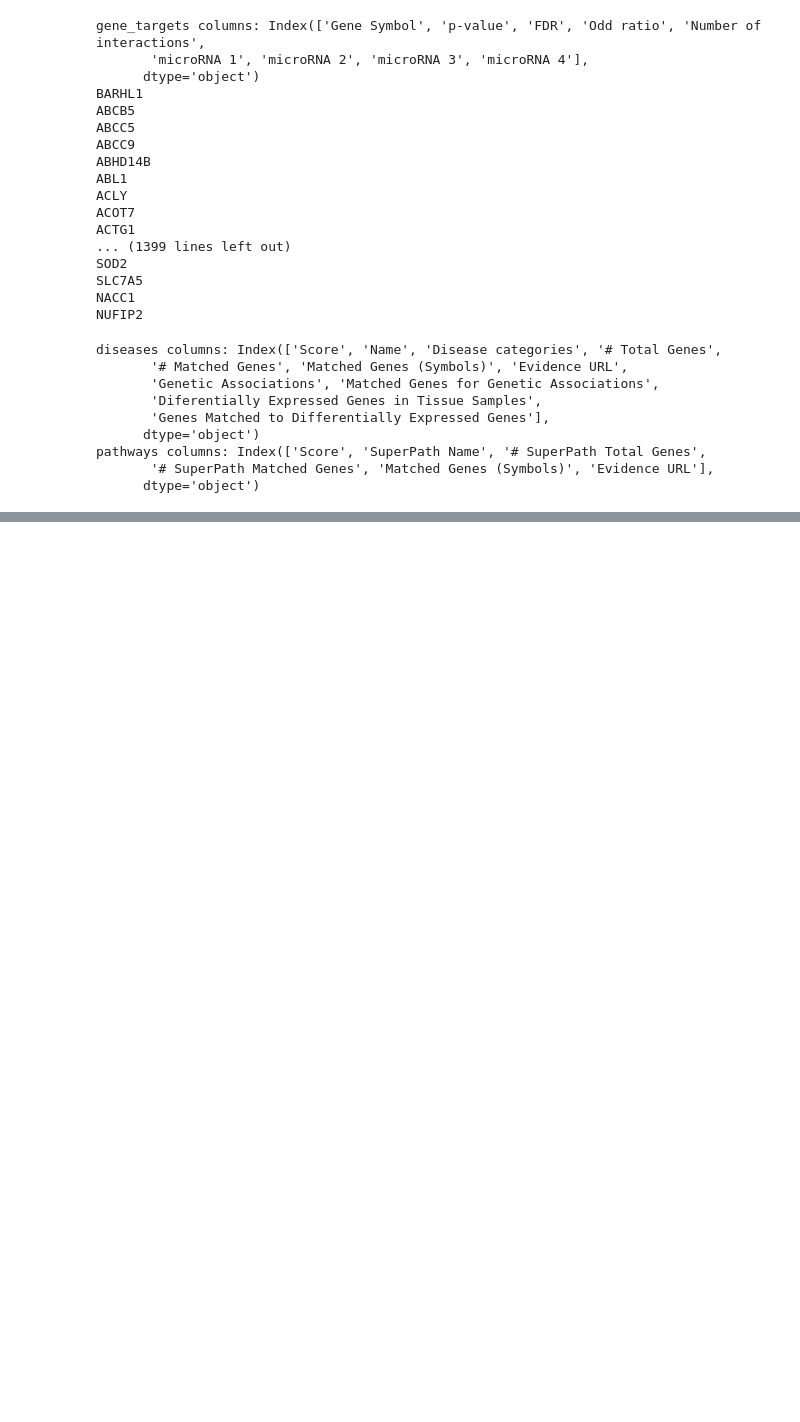
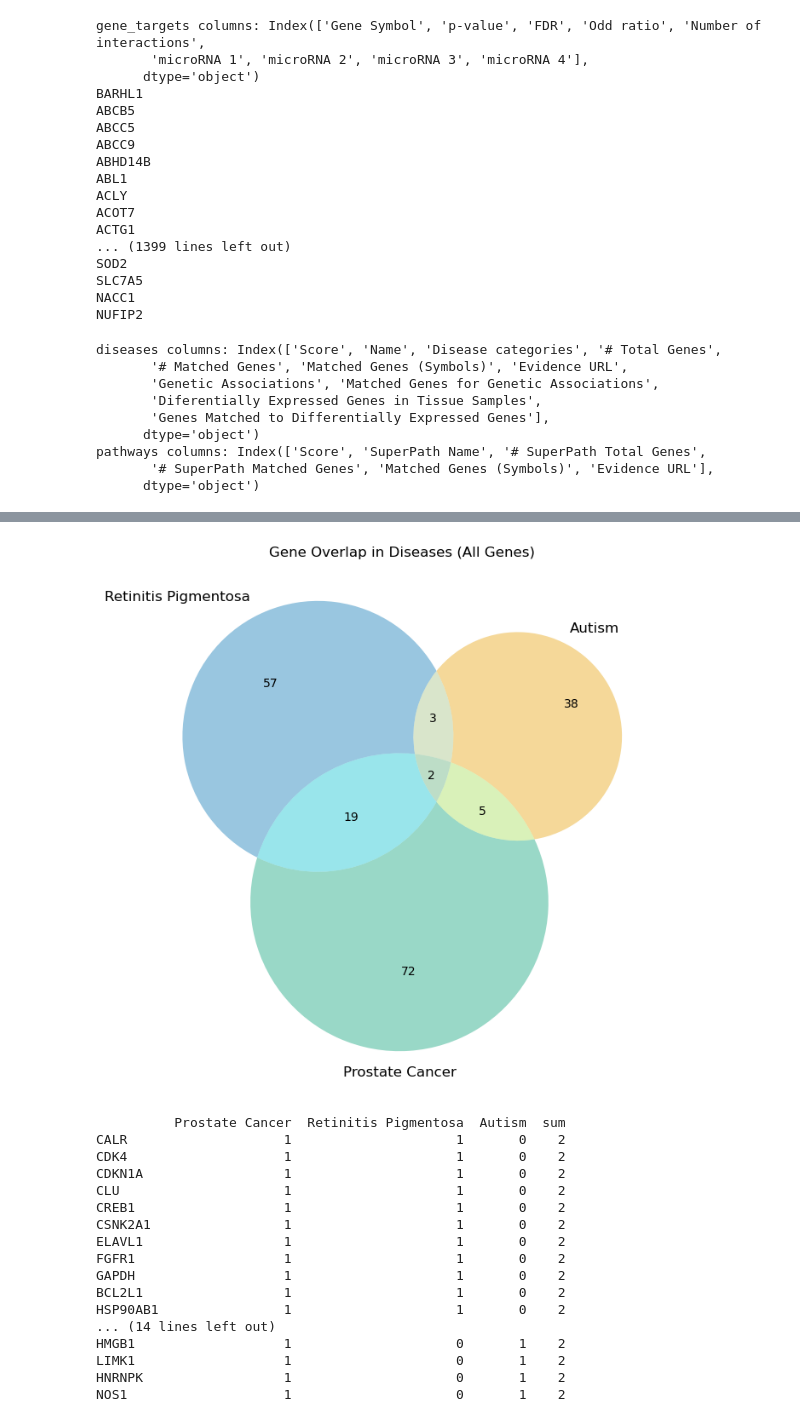
Before and after one commit to EmmettHintz/miRNA_PC, a Jupyter notebook: network_figures/network_figure_2.ipynb, the cells around one changed output, grey strips where cells are left out. Cells and saved outputs as stored; diff of their text form; code cells hidden in the pictures; blank space fills up the shorter version.

```diff
--- a/network_figures/network_figure_2.ipynb
+++ b/network_figures/network_figure_2.ipynb
@@ -166 +168,80 @@ print("Network exported to miRNA_disease_network.graphml")
 Network exported to miRNA_disease_network.graphml
+# %%
+
+# Extract all genes targeted by the top miRNAs
+targeted_genes = set()
+for mirna in top_miRNA['miRNA']:
+    targeted_genes.update(gene_targets[(gene_targets['microRNA 1'] == mirna) |
+                                       (gene_targets['microRNA 2'] == mirna) |
+                                       (gene_targets['microRNA 3'] == mirna) |
+                                       (gene_targets['microRNA 4'] == mirna)]['Gene Symbol'].values)
+
+# Extract matched genes for each disease
+retinitis_genes = set(filtered_diseases[filtered_diseases['Name'] == 'Retinitis Pigmentosa']['Matched Genes (Symbols)'].values[0].split(', '))
+autism_genes = set(filtered_diseases[filtered_diseases['Name'] == 'Autism']['Matched Genes (Symbols)'].values[0].split(', '))
+prostate_cancer_genes = set(filtered_diseases[filtered_diseases['Name'] == 'Prostate Cancer']['Matched Genes (Symbols)'].values[0].split(', '))
+
+# Generate Venn Diagram with all genes
+plt.figure(figsize=(8, 8))
+venn3([retinitis_genes, autism_genes, prostate_cancer_genes], ('Retinitis Pigmentosa', 'Autism', 'Prostate Cancer'),
+      set_colors=('#0072B2', '#E69F00', '#009E73'))
+plt.title("Gene Overlap in Diseases (All Genes)")
+plt.show()
+
+# Find genes overlapping in at least two disease groups and targeted by miRNAs
+overlapping_genes_targeted = (
+    (prostate_cancer_genes & retinitis_genes) |
+    (prostate_cancer_genes & autism_genes) |
+    (retinitis_genes & autism_genes)
+) & targeted_genes
+
+# Create a binary matrix for the overlapping targeted genes with diseases as columns
+gene_matrix = pd.DataFrame(index=sorted(overlapping_genes_targeted), columns=['Prostate Cancer', 'Retinitis Pigmentosa', 'Autism'])
+gene_matrix = gene_matrix.fillna(0)
+
+# Fill in the binary matrix for the overlapping targeted genes
+for gene in overlapping_genes_targeted:
+    gene_matrix.loc[gene, 'Retinitis Pigmentosa'] = 1 if gene in retinitis_genes else 0
+    gene_matrix.loc[gene, 'Autism'] = 1 if gene in autism_genes else 0
+    gene_matrix.loc[gene, 'Prostate Cancer'] = 1 if gene in prostate_cancer_genes else 0
+
+# Add a 'sum' column to count the number of diseases a gene is associated with
+gene_matrix['sum'] = gene_matrix.sum(axis=1)
+
+# Sort the matrix by the 'sum' column in descending order
+gene_matrix = gene_matrix.sort_values(by='sum', ascending=False)
+
+# Remove the 'sum' column for clustering
+gene_matrix_no_sum = gene_matrix.drop(columns='sum')
+
+# Perform hierarchical clustering on the binary matrix
+linkage_matrix = linkage(gene_matrix_no_sum, method='average', metric='euclidean')
+
+# Get the order of genes based on clustering
+ordered_index = leaves_list(linkage_matrix)
+ordered_gene_matrix = gene_matrix.iloc[ordered_index]
+
+# Save the sorted and clustered binary matrix to Excel
+ordered_gene_matrix.to_excel('./overlapping_targeted_genes_matrix_sorted_clustered.xlsx', sheet_name='Gene Overlap')
+
+# Print the sorted and clustered binary matrix
+print(ordered_gene_matrix)
+# %% [output]
+[figure, added]
+          Prostate Cancer  Retinitis Pigmentosa  Autism  sum
+CALR                    1                     1       0    2
+CDK4                    1                     1       0    2
+CDKN1A                  1                     1       0    2
+CLU                     1                     1       0    2
+CREB1                   1                     1       0    2
+CSNK2A1                 1                     1       0    2
+ELAVL1                  1                     1       0    2
+FGFR1                   1                     1       0    2
+GAPDH                   1                     1       0    2
+BCL2L1                  1                     1       0    2
+HSP90AB1                1                     1       0    2
+... (14 lines left out)
+HMGB1                   1                     0       1    2
+LIMK1                   1                     0       1    2
+HNRNPK                  1                     0       1    2
+NOS1                    1                     0       1    2
```
Also changed, not shown: parts of 2 cells of this notebook, 6 other files.
